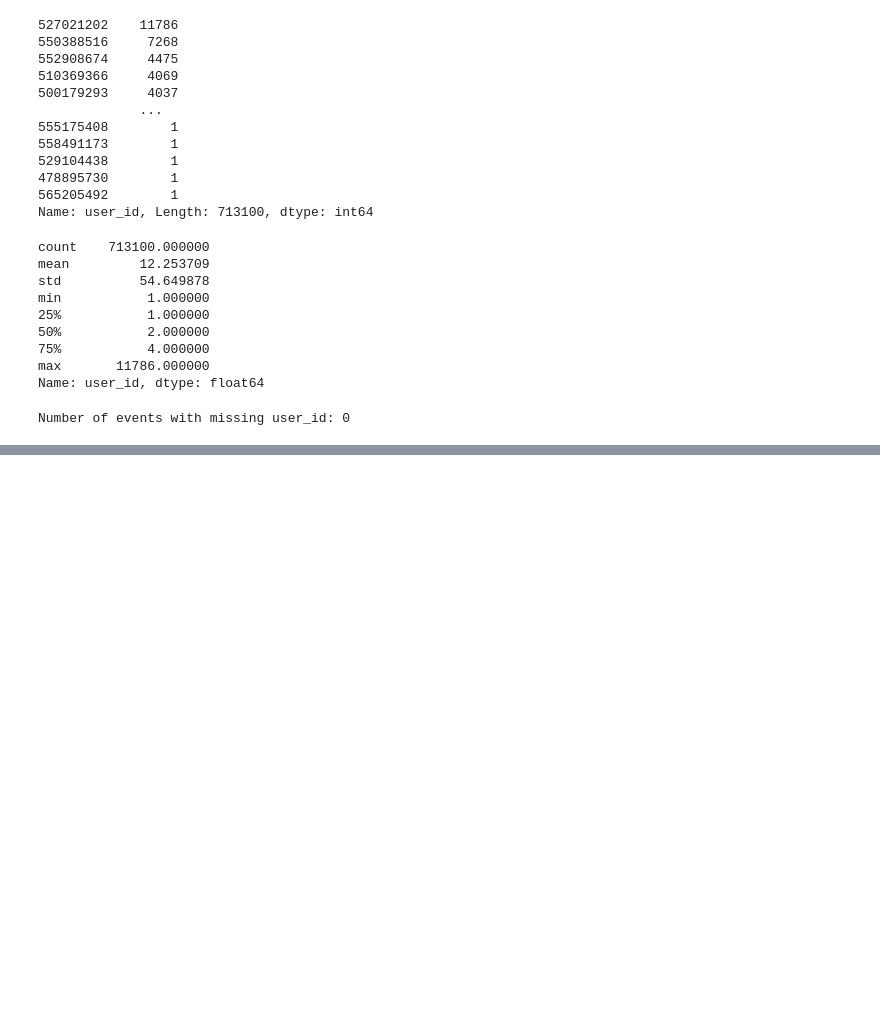
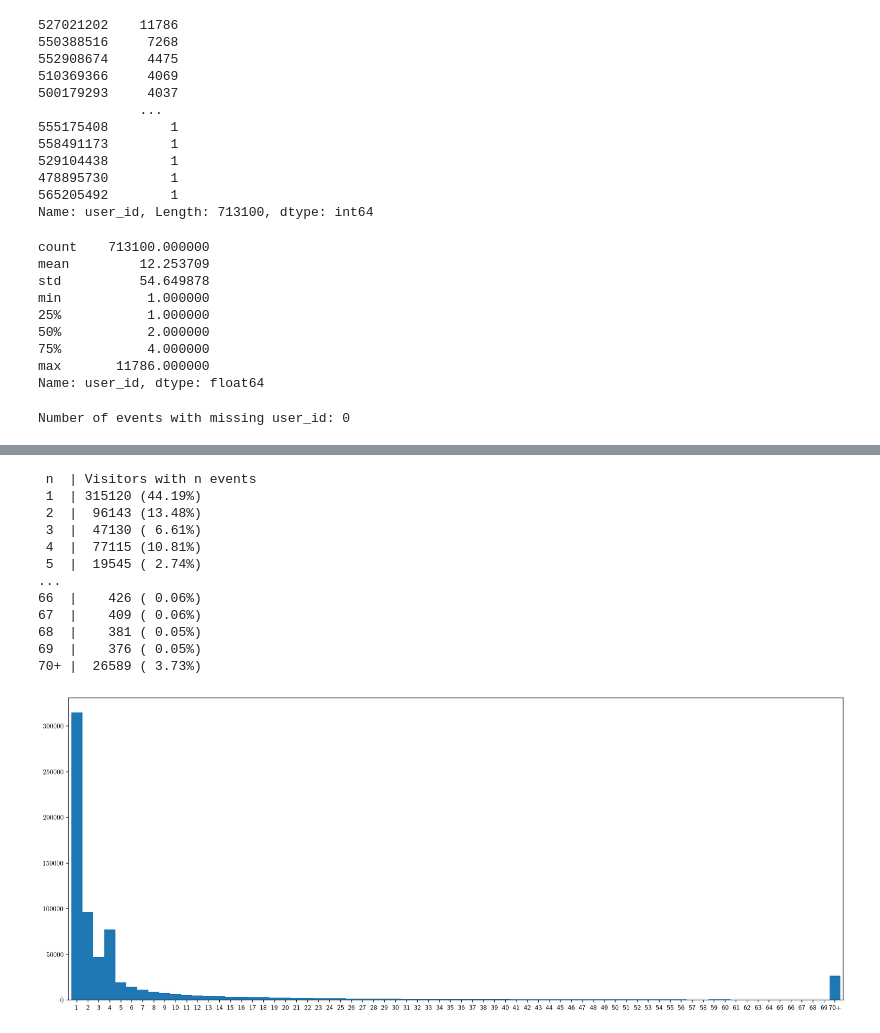
Before and after one commit to WSzP/uxml-ecommerce, a Jupyter notebook: eda-uxml.ipynb, the cells around one changed output, grey strips where cells are left out. Saved outputs shown, nothing was run; the diff lists cells and outputs as text; code cells hidden in the pictures; blank space fills up the shorter version.

```diff
--- a/eda-uxml.ipynb
+++ b/eda-uxml.ipynb
@@ -423,0 +488,18 @@ Number of events with missing user_id: 0
+# %%
+ax = number_of_visitors_with_n_events(visitors.value_counts().sort_index(),70).plot.bar(rot=0,width=1)
+print('')
+plt.show()
+# %% [output]
+ n  | Visitors with n events
+ 1  | 315120 (44.19%)
+ 2  |  96143 (13.48%)
+ 3  |  47130 ( 6.61%)
+ 4  |  77115 (10.81%)
+ 5  |  19545 ( 2.74%)
+...
+66  |    426 ( 0.06%)
+67  |    409 ( 0.06%)
+68  |    381 ( 0.05%)
+69  |    376 ( 0.05%)
+70+ |  26589 ( 3.73%)
+[figure, added]
```
Also changed, not shown: parts of 4 cells of this notebook, 3 other files.
